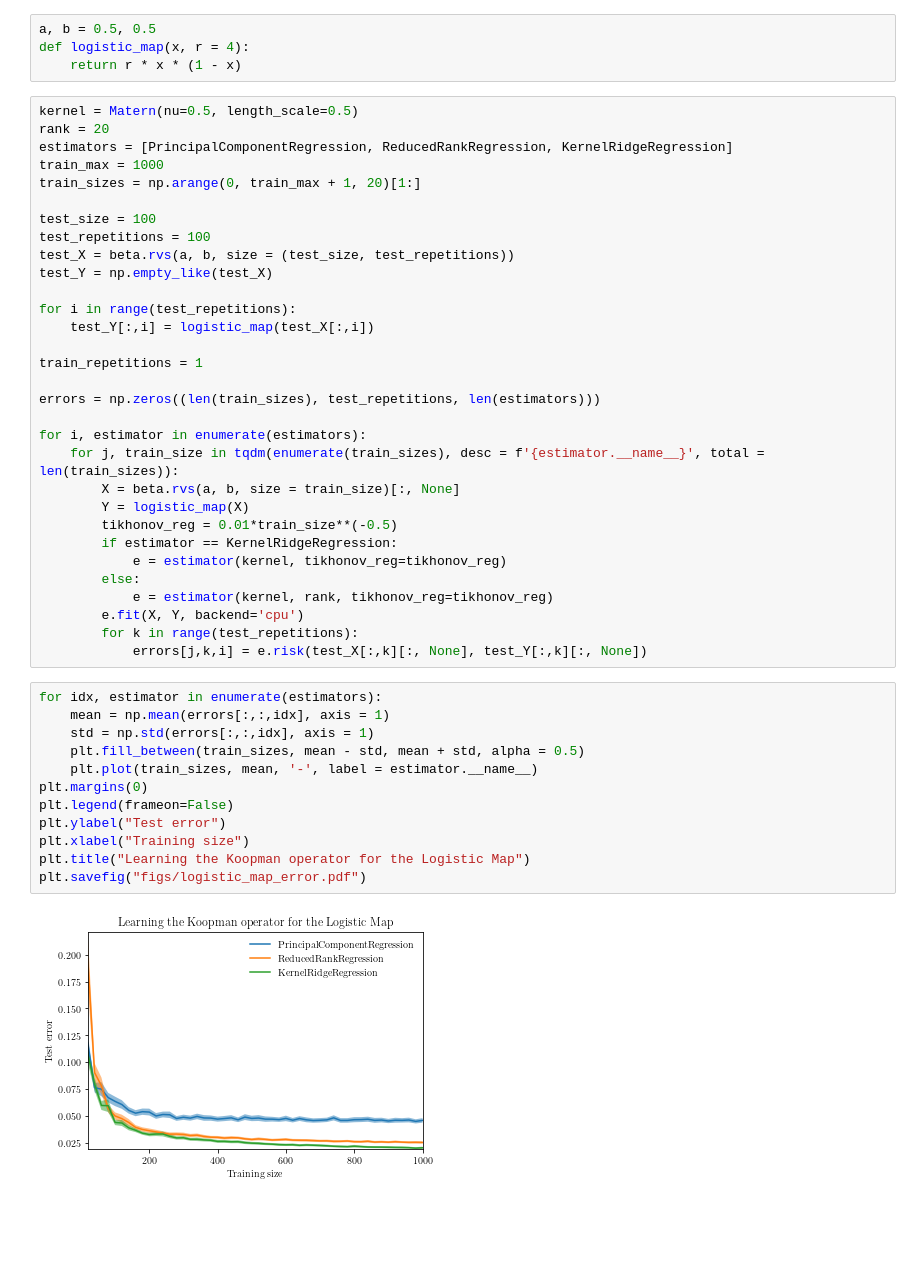
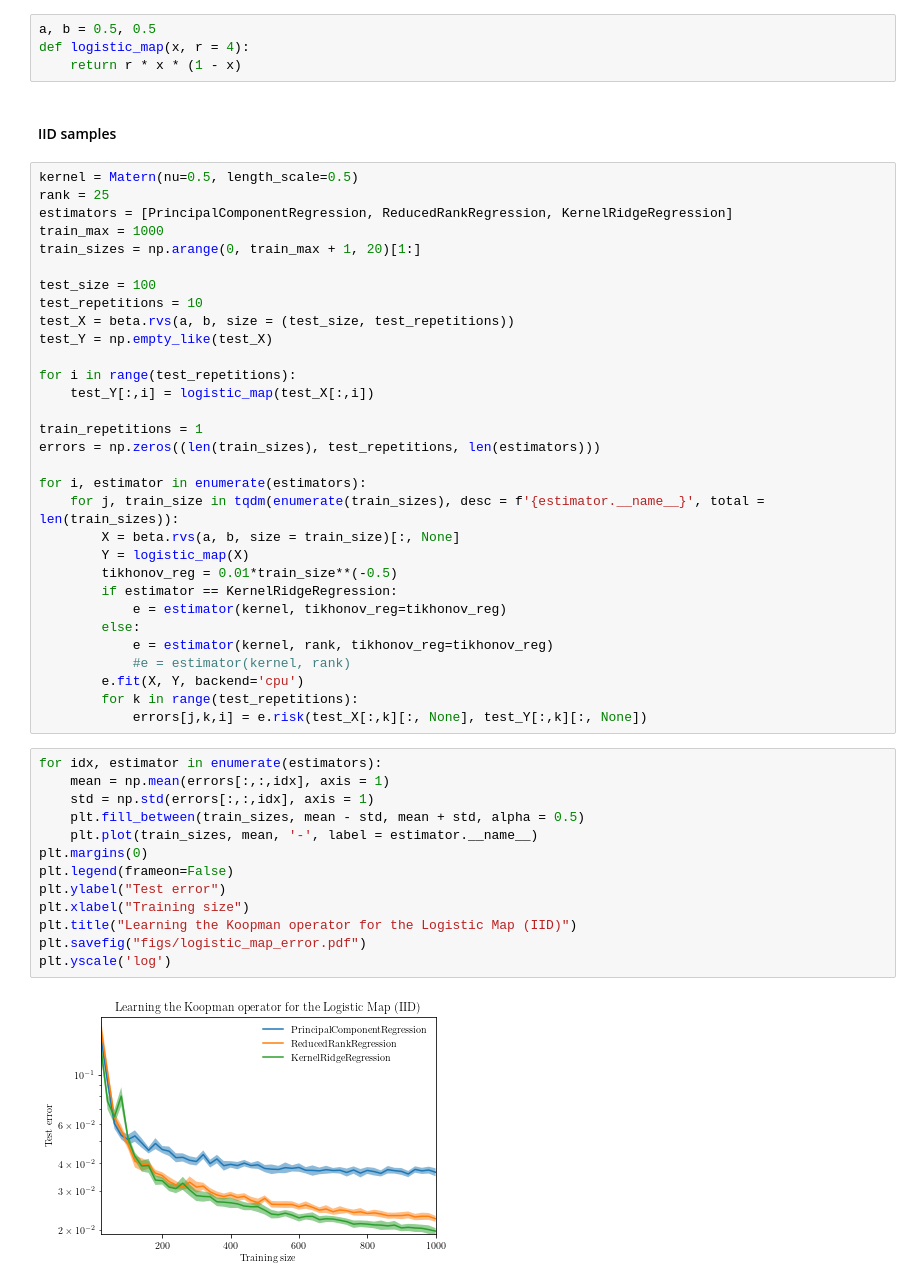
Before and after one commit to Machine-Learning-Dynamical-Systems/kooplearn, a Jupyter notebook: examples/synthetic_systems/logistic_map.ipynb, the cells around one changed output. Cells and saved outputs as stored; diff of their text form; blank space fills up the shorter version.

```diff
--- a/examples/synthetic_systems/logistic_map.ipynb
+++ b/examples/synthetic_systems/logistic_map.ipynb
@@ -15,15 +17,17 @@ from DynamicalSystems.kernels import Linear, Quadratic, RBF, Matern
 a, b = 0.5, 0.5
 def logistic_map(x, r = 4):
     return r * x * (1 - x)
+# %% [markdown]
+#### IID samples
 # %%
 kernel = Matern(nu=0.5, length_scale=0.5)
-rank = 20
+rank = 25
 estimators = [PrincipalComponentRegression, ReducedRankRegression, KernelRidgeRegression]
 train_max = 1000
 train_sizes = np.arange(0, train_max + 1, 20)[1:]
 
 test_size = 100
-test_repetitions = 100
+test_repetitions = 10
 test_X = beta.rvs(a, b, size = (test_size, test_repetitions))
 test_Y = np.empty_like(test_X)
 
@@ -31,7 +35,6 @@ for i in range(test_repetitions):
     test_Y[:,i] = logistic_map(test_X[:,i])
 
 train_repetitions = 1
-
 errors = np.zeros((len(train_sizes), test_repetitions, len(estimators)))
 
 for i, estimator in enumerate(estimators):
@@ -43,20 +46,22 @@ for i, estimator in enumerate(estimators):
             e = estimator(kernel, tikhonov_reg=tikhonov_reg)
         else:
             e = estimator(kernel, rank, tikhonov_reg=tikhonov_reg)
+            #e = estimator(kernel, rank)
         e.fit(X, Y, backend='cpu')
         for k in range(test_repetitions):
             errors[j,k,i] = e.risk(test_X[:,k][:, None], test_Y[:,k][:, None])
 # %%
 for idx, estimator in enumerate(estimators):
     mean = np.mean(errors[:,:,idx], axis = 1)
     std = np.std(errors[:,:,idx], axis = 1)
     plt.fill_between(train_sizes, mean - std, mean + std, alpha = 0.5)
     plt.plot(train_sizes, mean, '-', label = estimator.__name__)
 plt.margins(0)
 plt.legend(frameon=False)
 plt.ylabel("Test error")
 plt.xlabel("Training size")
-plt.title("Learning the Koopman operator for the Logistic Map")
+plt.title("Learning the Koopman operator for the Logistic Map (IID)")
 plt.savefig("figs/logistic_map_error.pdf")
+plt.yscale('log')
 # %% [output]
-[figure, old version]
+[figure, new version]
```
Also changed, not shown: parts of 8 cells of this notebook, 6 other files.
